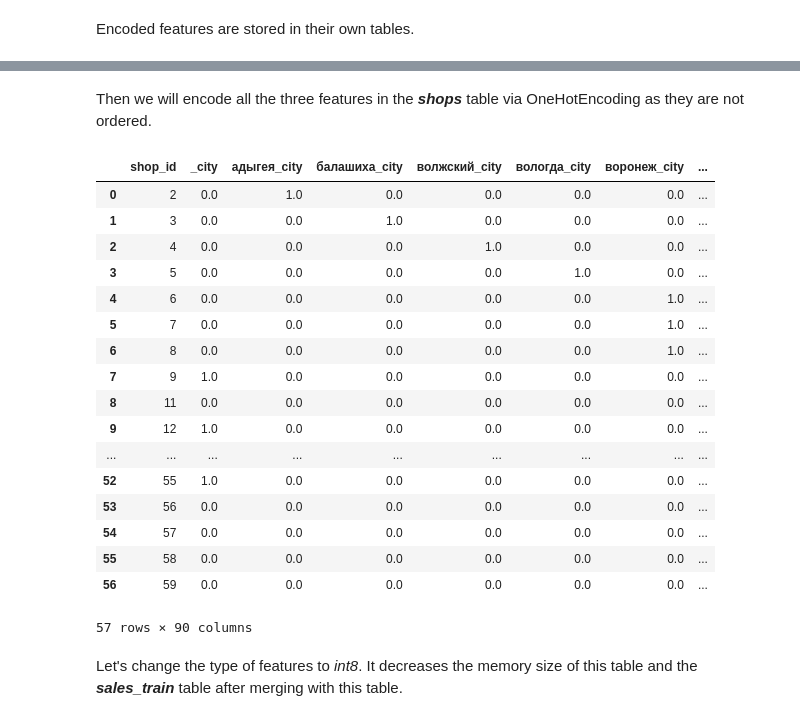
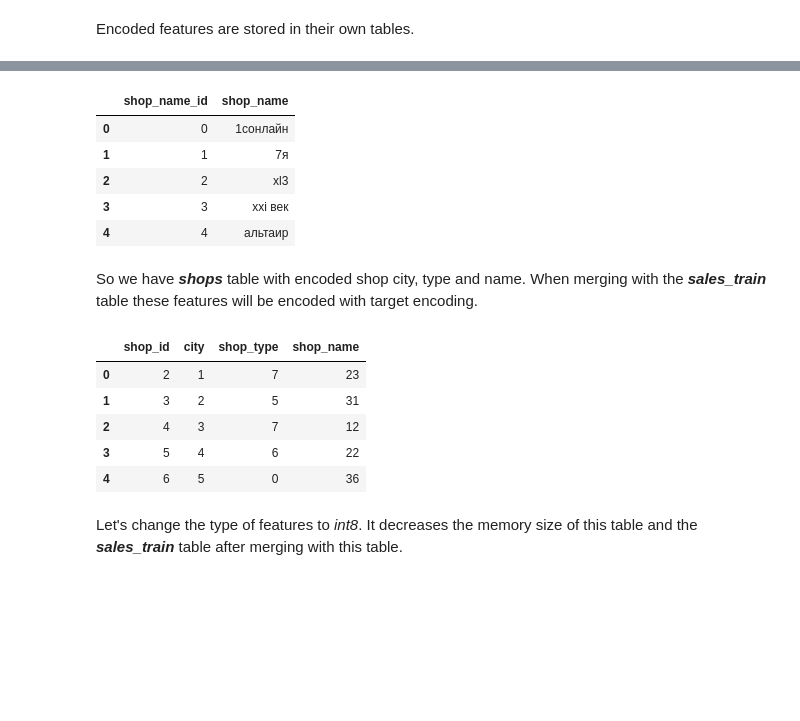
Before and after one commit to vkhmara/EPAM-Internship, a Jupyter notebook: Predict future sales/EDA future sales.ipynb, the cells around one changed output, grey strips where cells are left out. Drawn from its saved outputs; the diff is of its cells as text; code cells hidden in the pictures; blank space fills up the shorter version.

Commit message:
updating the eda future sales

```diff
--- a/Predict future sales/EDA future sales.ipynb
+++ b/Predict future sales/EDA future sales.ipynb
@@ -511,6 +734,15 @@ shop_type = new_shop_features['shop_type']
+# %%
+shop_name.head()
+# %% [output]
+|  | shop_name_id | shop_name |
+| 0 | 0 | 1сонлайн |
+| 1 | 1 | 7я |
+| 2 | 2 | xl3 |
+| 3 | 3 | xxi век |
+| 4 | 4 | альтаир |
 # %%
 city.to_csv('data/city.csv', index=False)
 shop_name.to_csv('data/shop_name.csv', index=False)
 shop_type.to_csv('data/shop_type.csv', index=False)
 # %% [markdown]
-Then we will encode all the three features in the ***shops*** table via OneHotEncoding as they are not ordered.
+So we have ***shops*** table with encoded shop city, type and name. When merging with the ***sales_train*** table these features will be encoded with target encoding.
@@ -519,31 +749,14 @@ from sklearn.preprocessing import OneHotEncoder
 # %%
 shops_1 = shop_city_type_name_features.reset_index().rename(columns={'index': 'shop_id'})
-for col, table in zip(['city', 'shop_type', 'shop_name'], [city, shop_type, shop_name]):
-    encoder = OneHotEncoder(sparse=False)
-    codes = encoder.fit_transform(shops_1[[col]])
-    shops_1[table[col] + f'_{col}'] = codes
-shops_1.drop(columns=['city', 'shop_type', 'shop_name'], inplace=True)
 # %%
-shops_1
+shops_1.head()
 # %% [output]
-|  | shop_id | _city | адыгея_city | балашиха_city | волжский_city | вологда_city | воронеж_city | ... |
-| 0 | 2 | 0.0 | 1.0 | 0.0 | 0.0 | 0.0 | 0.0 | ... |
-| 1 | 3 | 0.0 | 0.0 | 1.0 | 0.0 | 0.0 | 0.0 | ... |
-| 2 | 4 | 0.0 | 0.0 | 0.0 | 1.0 | 0.0 | 0.0 | ... |
-| 3 | 5 | 0.0 | 0.0 | 0.0 | 0.0 | 1.0 | 0.0 | ... |
-| 4 | 6 | 0.0 | 0.0 | 0.0 | 0.0 | 0.0 | 1.0 | ... |
-| 5 | 7 | 0.0 | 0.0 | 0.0 | 0.0 | 0.0 | 1.0 | ... |
-| 6 | 8 | 0.0 | 0.0 | 0.0 | 0.0 | 0.0 | 1.0 | ... |
-| 7 | 9 | 1.0 | 0.0 | 0.0 | 0.0 | 0.0 | 0.0 | ... |
-| 8 | 11 | 0.0 | 0.0 | 0.0 | 0.0 | 0.0 | 0.0 | ... |
-| 9 | 12 | 1.0 | 0.0 | 0.0 | 0.0 | 0.0 | 0.0 | ... |
-| ... | ... | ... | ... | ... | ... | ... | ... | ... |
-| 52 | 55 | 1.0 | 0.0 | 0.0 | 0.0 | 0.0 | 0.0 | ... |
-| 53 | 56 | 0.0 | 0.0 | 0.0 | 0.0 | 0.0 | 0.0 | ... |
-| 54 | 57 | 0.0 | 0.0 | 0.0 | 0.0 | 0.0 | 0.0 | ... |
-| 55 | 58 | 0.0 | 0.0 | 0.0 | 0.0 | 0.0 | 0.0 | ... |
-| 56 | 59 | 0.0 | 0.0 | 0.0 | 0.0 | 0.0 | 0.0 | ... |
+|  | shop_id | city | shop_type | shop_name |
+| 0 | 2 | 1 | 7 | 23 |
+| 1 | 3 | 2 | 5 | 31 |
+| 2 | 4 | 3 | 7 | 12 |
+| 3 | 5 | 4 | 6 | 22 |
+| 4 | 6 | 5 | 0 | 36 |
-57 rows × 90 columns
 # %% [markdown]
 Let's change the type of features to *int8*. It decreases the memory size of this table and the ***sales_train*** table after merging with this table.
 # %%
```
Also changed, not shown: parts of 101 cells of this notebook.
